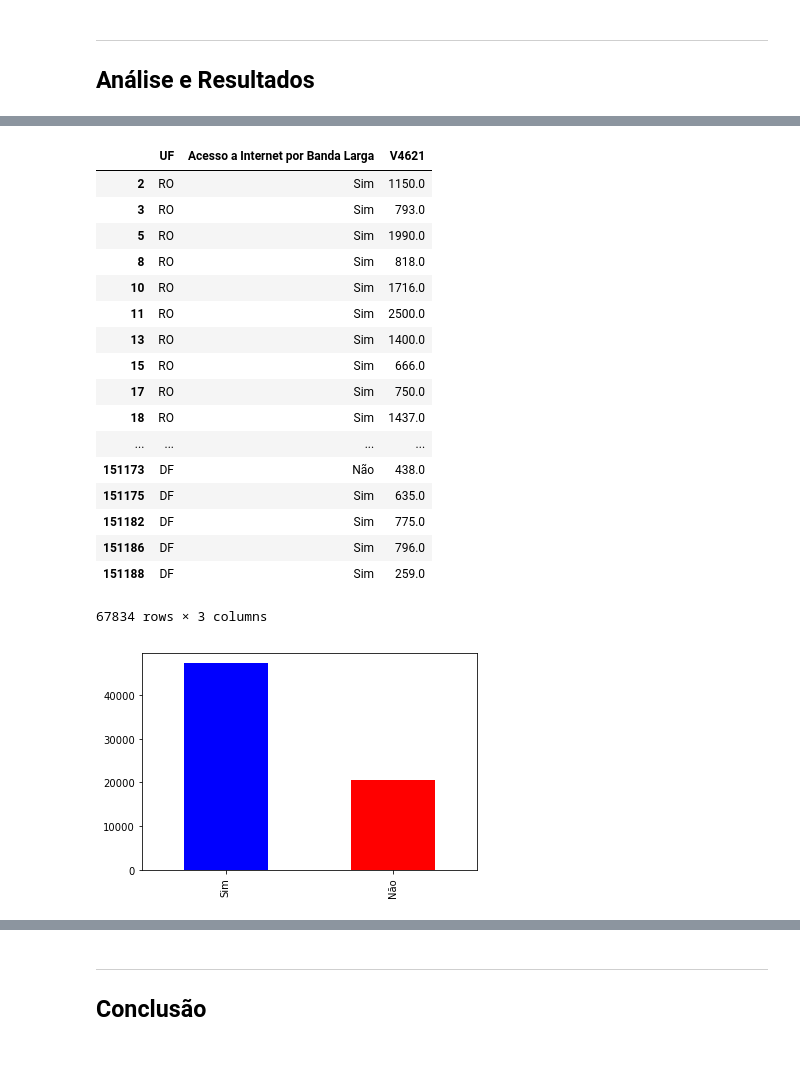
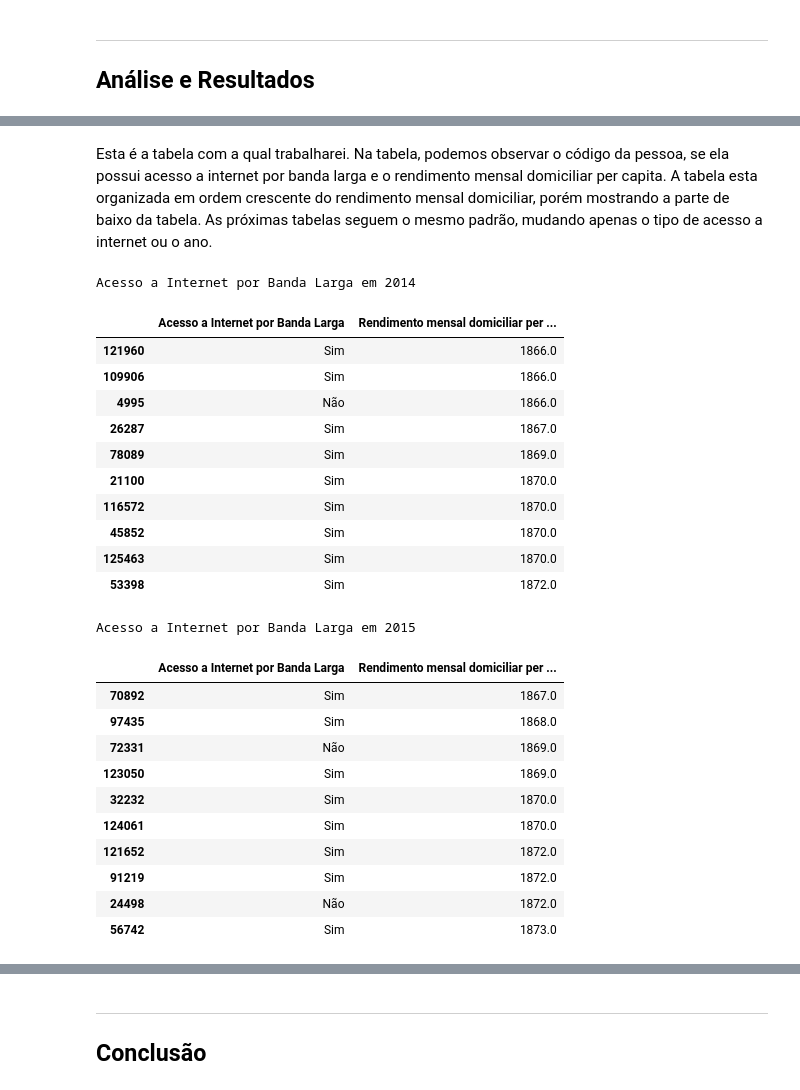
Before and after one commit to Leobhering/Ciencia-dos-dados, a Jupyter notebook: Projeto1 Layout.ipynb, the cells around one changed output, grey strips where cells are left out. Drawn from its saved outputs; the diff is of its cells as text; code cells hidden in the pictures; blank space fills up the shorter version.

```diff
--- a/Projeto1 Layout.ipynb
+++ b/Projeto1 Layout.ipynb
@@ -65,31 +64,53 @@ dados_2015
+# %% [markdown]
+Esta é a tabela com a qual trabalharei. Na tabela, podemos observar o código da pessoa, se ela possui acesso a internet por banda larga e o rendimento mensal domiciliar per capita. A tabela esta organizada em ordem crescente do rendimento mensal domiciliar, porém mostrando a parte de baixo da tabela.
+As próximas tabelas seguem o mesmo padrão, mudando apenas o tipo de acesso a internet ou o ano.
+# %%
+dados_2014.V02426 = dados_2014.V02426.astype('category')
+dados_2014.V02426.cat.categories = ('Sim','Não')
+tab_banda = dados_2014.iloc[1:,[57,77]]
+tb = tab_banda.rename(columns={"V02426":"Acesso a Internet por Banda Larga"})
+DADOSOFF=tb.dropna(0,how='any')
+dadosoff=DADOSOFF[DADOSOFF.V4621<1874]
+tb = dadosoff.rename(columns={"V4621":"Rendimento mensal domiciliar per capita"})
+dados_14=tb.dropna(0,how='any')
+dfc2 = dados_2014.V02426.value_counts()
+print("Acesso a Internet por Banda Larga em 2014")
+dados_14.sort_values(by="Rendimento mensal domiciliar per capita").tail(10)
+# %% [output]
+Acesso a Internet por Banda Larga em 2014
+|  | Acesso a Internet por Banda Larga | Rendimento mensal domiciliar per ... |
+| 121960 | Sim | 1866.0 |
+| 109906 | Sim | 1866.0 |
+| 4995 | Não | 1866.0 |
+| 26287 | Sim | 1867.0 |
+| 78089 | Sim | 1869.0 |
+| 21100 | Sim | 1870.0 |
+| 116572 | Sim | 1870.0 |
+| 45852 | Sim | 1870.0 |
+| 125463 | Sim | 1870.0 |
+| 53398 | Sim | 1872.0 |
 # %%
-dados_2015.UF = dados_2015.UF.astype('category')
-dados_2015.UF.cat.categories = ('RO', 'AC', 'AM', 'RR', 'PA','AP','TO','MA','PI','CE','RN','PB','PE','AL','SE','BA','MG','ES','RJ','SP','PR','SC','RS','MS','MT','GO','DF')
 dados_2015.V02426 = dados_2015.V02426.astype('category')
 dados_2015.V02426.cat.categories = ('Sim','Não')
-tab_banda = dados_2015.iloc[1:,[2,57,77]]
+tab_banda = dados_2015.iloc[1:,[57,77]]
 tb = tab_banda.rename(columns={"V02426":"Acesso a Internet por Banda Larga"})
 DADOSOFF=tb.dropna(0,how='any')
-dfc = dados_2015.V02426.value_counts()
-dfc.plot(kind='bar', color=('blue', 'red'), legend=False)
-DADOSOFF
+dadosoff=DADOSOFF[DADOSOFF.V4621<1874]
+tb = dadosoff.rename(columns={"V4621":"Rendimento mensal domiciliar per capita"})
+dados_15=tb.dropna(0,how='any')
+dfc3 = dados_2015.V02426.value_counts()
+print("Acesso a Internet por Banda Larga em 2015")
+dados_15.sort_values(by="Rendimento mensal domiciliar per capita").tail(10)
 # %% [output]
+Acesso a Internet por Banda Larga em 2015
-|  | UF | Acesso a Internet por Banda Larga | V4621 |
-| 2 | RO | Sim | 1150.0 |
-| 3 | RO | Sim | 793.0 |
-| 5 | RO | Sim | 1990.0 |
-| 8 | RO | Sim | 818.0 |
-| 10 | RO | Sim | 1716.0 |
-| 11 | RO | Sim | 2500.0 |
-| 13 | RO | Sim | 1400.0 |
-| 15 | RO | Sim | 666.0 |
-| 17 | RO | Sim | 750.0 |
-| 18 | RO | Sim | 1437.0 |
-| ... | ... | ... | ... |
-| 151173 | DF | Não | 438.0 |
-| 151175 | DF | Sim | 635.0 |
-| 151182 | DF | Sim | 775.0 |
-| 151186 | DF | Sim | 796.0 |
-| 151188 | DF | Sim | 259.0 |
+|  | Acesso a Internet por Banda Larga | Rendimento mensal domiciliar per ... |
+| 70892 | Sim | 1867.0 |
+| 97435 | Sim | 1868.0 |
+| 72331 | Não | 1869.0 |
+| 123050 | Sim | 1869.0 |
+| 32232 | Sim | 1870.0 |
+| 124061 | Sim | 1870.0 |
+| 121652 | Sim | 1872.0 |
+| 91219 | Sim | 1872.0 |
+| 24498 | Não | 1872.0 |
+| 56742 | Sim | 1873.0 |
-67834 rows × 3 columns
-[figure, removed]
```
Also changed, not shown: parts of 22 cells of this notebook.
